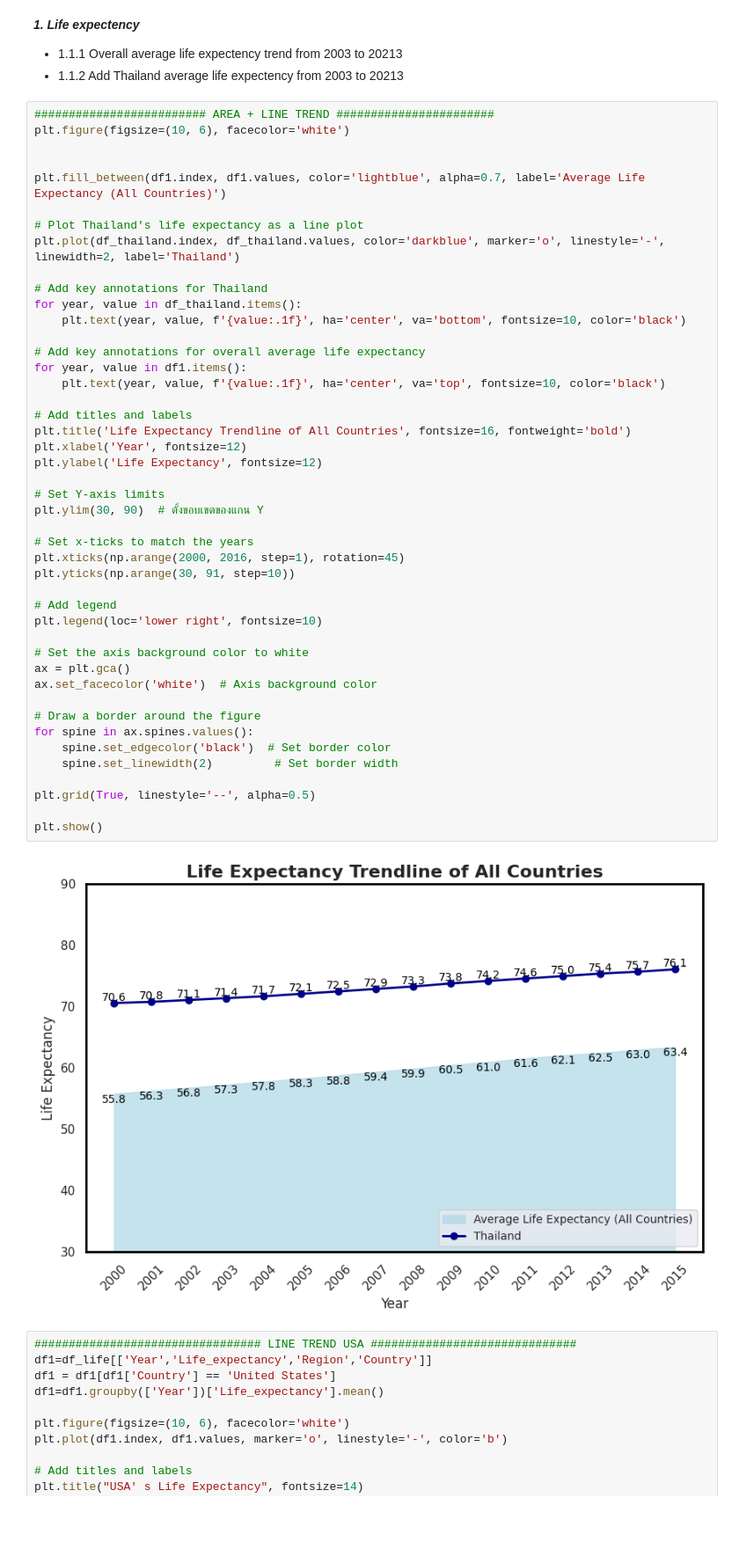
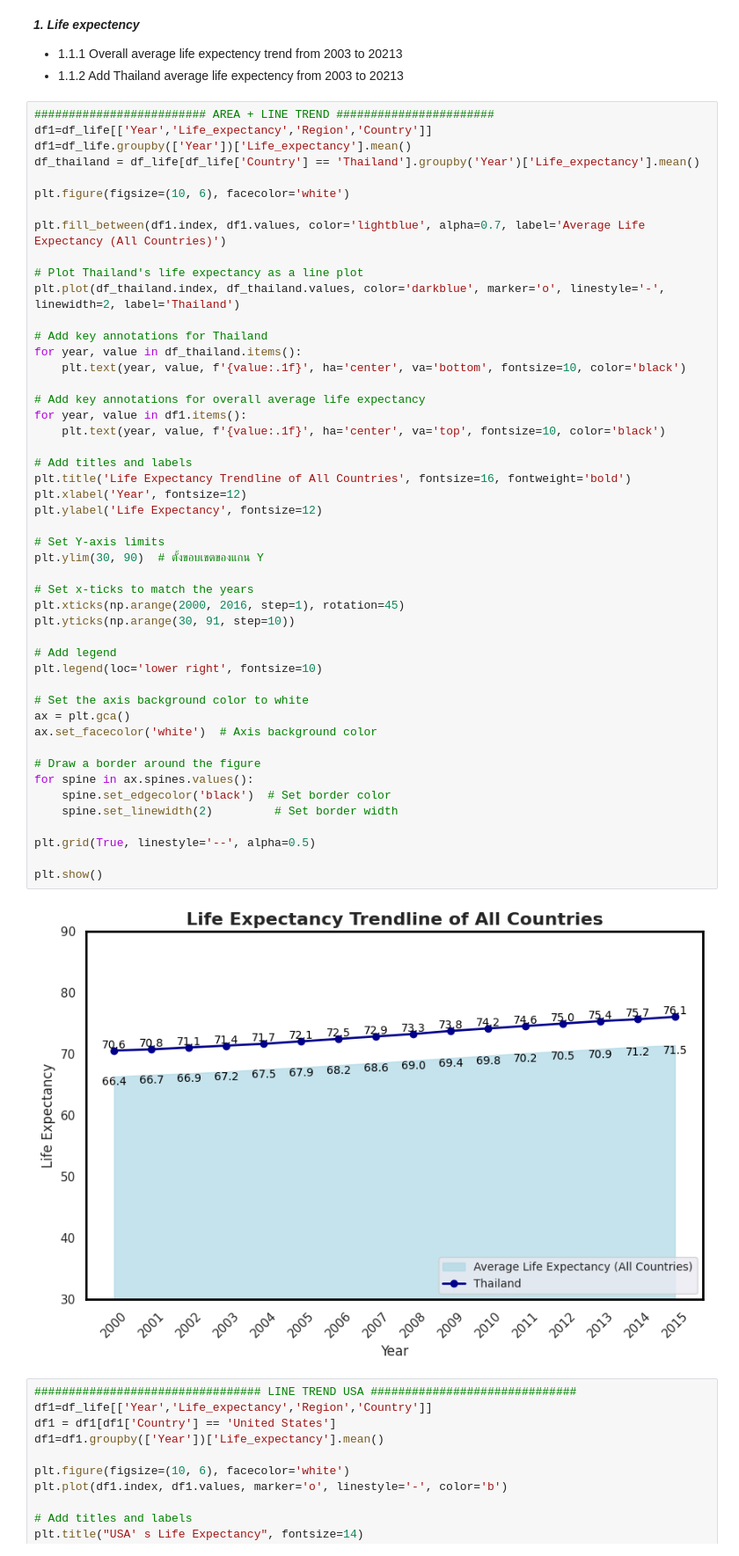
Before and after one commit to bwinna/mini_project_World-why-wealth, a Jupyter notebook: DADS5001_mid_project.ipynb, the cells around one changed output. Shown at 88% size. Cells and saved outputs as stored; diff of their text form; blank space fills up the shorter version.

```diff
--- a/DADS5001_mid_project.ipynb
+++ b/DADS5001_mid_project.ipynb
@@ -74,8 +74,11 @@ df_pop_th =  pd.read_csv('/content/drive/MyDrive/Colab Notebooks/NIDA/DADS5001 T
 *   1.1.2  Add Thailand average life expectency from 2003 to 20213
 # %%
 ######################### AREA + LINE TREND #######################
+df1=df_life[['Year','Life_expectancy','Region','Country']]
+df1=df_life.groupby(['Year'])['Life_expectancy'].mean()
+df_thailand = df_life[df_life['Country'] == 'Thailand'].groupby('Year')['Life_expectancy'].mean()
+
 plt.figure(figsize=(10, 6), facecolor='white')
-
 
 plt.fill_between(df1.index, df1.values, color='lightblue', alpha=0.7, label='Average Life Expectancy (All Countries)')
 
@@ -91,34 +94,34 @@ for year, value in df1.items():
     plt.text(year, value, f'{value:.1f}', ha='center', va='top', fontsize=10, color='black')
 
 # Add titles and labels
 plt.title('Life Expectancy Trendline of All Countries', fontsize=16, fontweight='bold')
 plt.xlabel('Year', fontsize=12)
 plt.ylabel('Life Expectancy', fontsize=12)
 
 # Set Y-axis limits
 plt.ylim(30, 90)  # ตั้งขอบเขตของแกน Y
 
 # Set x-ticks to match the years
 plt.xticks(np.arange(2000, 2016, step=1), rotation=45)
 plt.yticks(np.arange(30, 91, step=10))
 
 # Add legend
 plt.legend(loc='lower right', fontsize=10)
 
 # Set the axis background color to white
 ax = plt.gca()
 ax.set_facecolor('white')  # Axis background color
 
 # Draw a border around the figure
 for spine in ax.spines.values():
     spine.set_edgecolor('black')  # Set border color
     spine.set_linewidth(2)         # Set border width
 
 plt.grid(True, linestyle='--', alpha=0.5)
 
 plt.show()
 # %% [output]
-[figure, old version]
+[figure, new version]
 # %%
 ################################# LINE TREND USA ##############################
 df1=df_life[['Year','Life_expectancy','Region','Country']]
```
Also changed, not shown: parts of 9 cells of this notebook.
